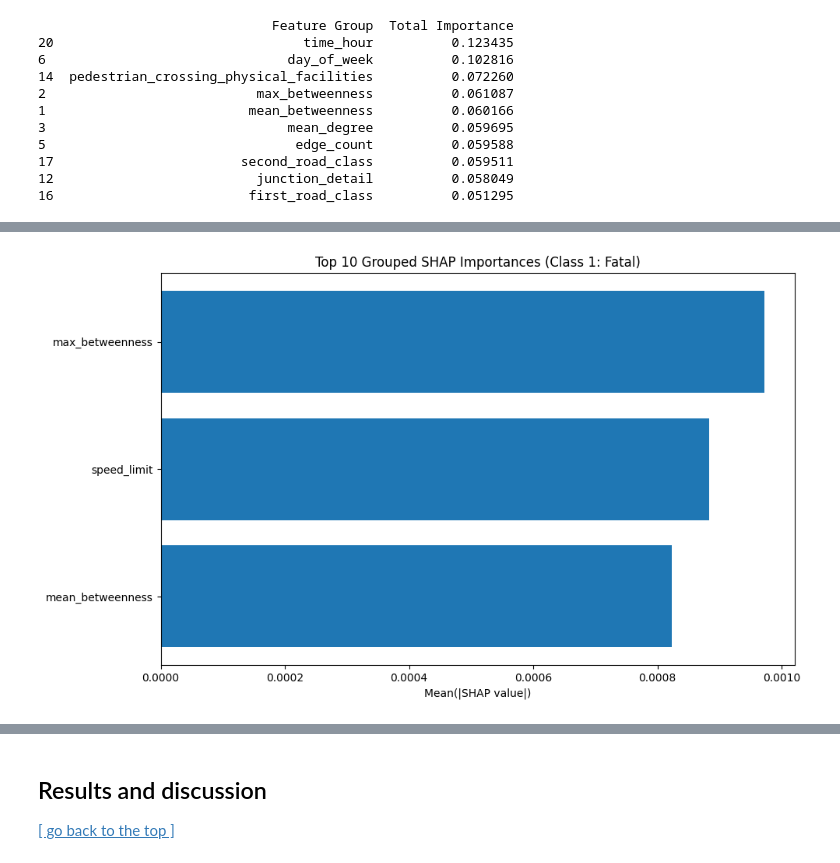
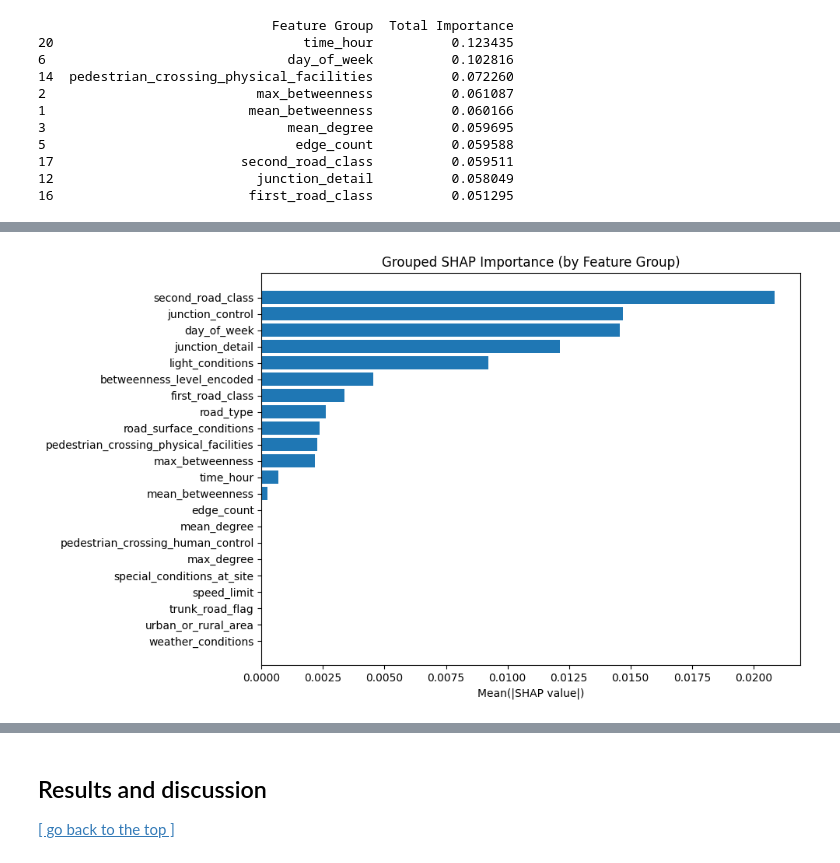
Before and after one commit to Van-Wu1/0006, a Jupyter notebook: scr/submission_final.ipynb, the cells around one changed output, grey strips where cells are left out. Drawn from its saved outputs; the diff is of its cells as text; code cells hidden in the pictures.

```diff
--- a/scr/submission_final.ipynb
+++ b/scr/submission_final.ipynb
@@ -1016,30 +993,37 @@ plt.show()
-# %%
-# 替换 target_class 为 0 / 1 / 2 分别对应：fatal / serious / slight
-target_class = 2  # fatal
-shap_vals = shap_values[target_class]
-shap_mean_abs = np.abs(shap_vals.values).mean(axis=0)
-
-feature_names = X_train_raw.columns
-grouped_shap = defaultdict(float)
-
-for feat_name, shap_val in zip(feature_names, shap_mean_abs):
-    match = re.match(r"(.+?)_(\d+)$", feat_name)
-    if match:
-        base_feat = match.group(1)
-    else:
-        base_feat = feat_name
-    grouped_shap[base_feat] += shap_val
-
-shap_df = pd.DataFrame({
-    'Feature Group': list(grouped_shap.keys()),
-    'Mean(|SHAP|)': list(grouped_shap.values())
-}).sort_values(by='Mean(|SHAP|)', ascending=False)
-
-plt.figure(figsize=(10, 6))
-plt.barh(shap_df['Feature Group'][:10][::-1], shap_df['Mean(|SHAP|)'][:10][::-1])
-plt.xlabel("Mean(|SHAP value|)")
-plt.title("Top 10 Grouped SHAP Importances (Class 1: Fatal)")
-plt.tight_layout()
-plt.show()
-# %% [output]
-[figure, removed]
+# %%
+import numpy as np
+import pandas as pd
+import matplotlib.pyplot as plt
+
+mean_abs_shap = np.abs(shap_values.values).mean(axis=(0, 2))  # shape: (85,)
+
+feature_names = X_train_raw.columns
+assert len(mean_abs_shap) == len(feature_names), "Mismatch between SHAP values and feature names"
+
+shap_df = pd.DataFrame({
+    'feature': feature_names,
+    'mean_abs_shap': mean_abs_shap
+})
+
+def get_base_feature(f):
+    parts = f.split('_')
+    if parts[-1].isdigit() and len(parts) > 2:
+        return '_'.join(parts[:-1])
+    elif parts[-1].isdigit():
+        return parts[0]
+    return f
+
+shap_df['base_feature'] = shap_df['feature'].apply(get_base_feature)
+
+grouped_shap = shap_df.groupby('base_feature')['mean_abs_shap'].sum().reset_index()
+grouped_shap = grouped_shap.sort_values(by='mean_abs_shap', ascending=False)
+
+plt.figure(figsize=(10, 6))
+plt.barh(grouped_shap['base_feature'], grouped_shap['mean_abs_shap'])
+plt.xlabel('Mean(|SHAP value|)')
+plt.title('Grouped SHAP Importance (by Feature Group)')
+plt.gca().invert_yaxis()
+plt.tight_layout()
+plt.show()
+# %% [output]
+[figure, added]
```
Also changed, not shown: parts of 46 cells of this notebook, 1 other file.
